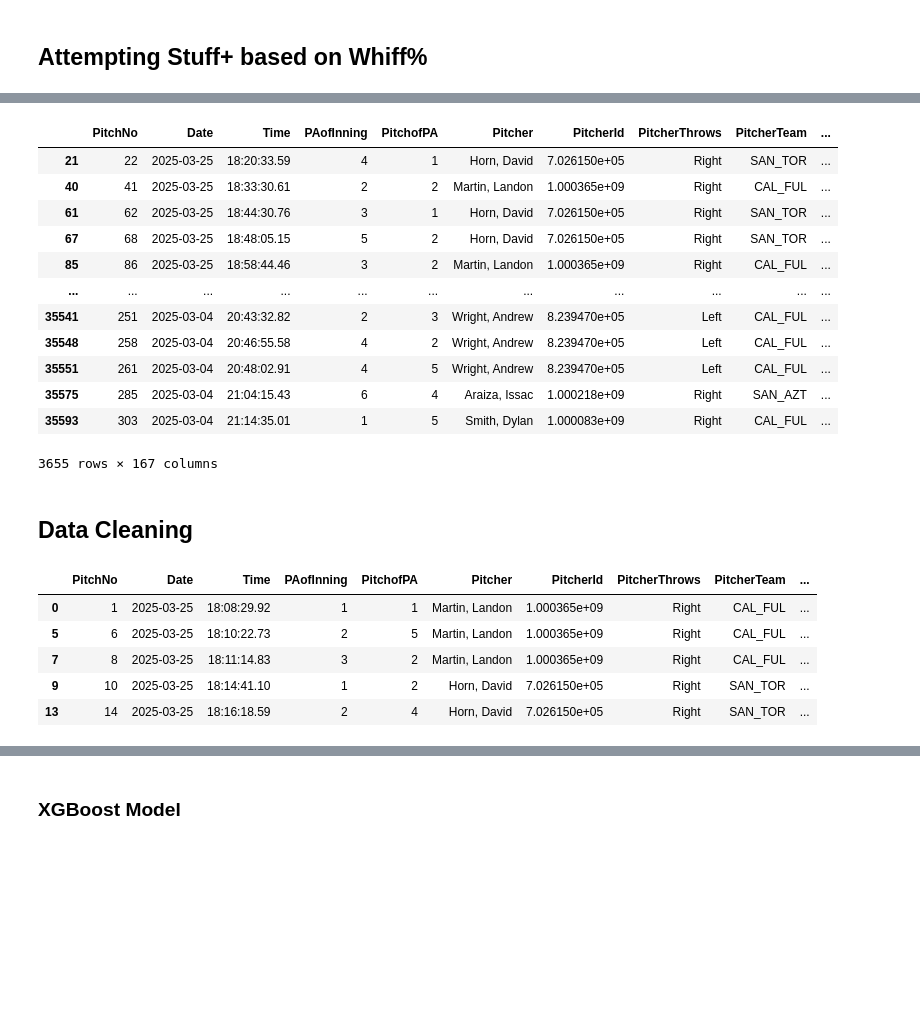
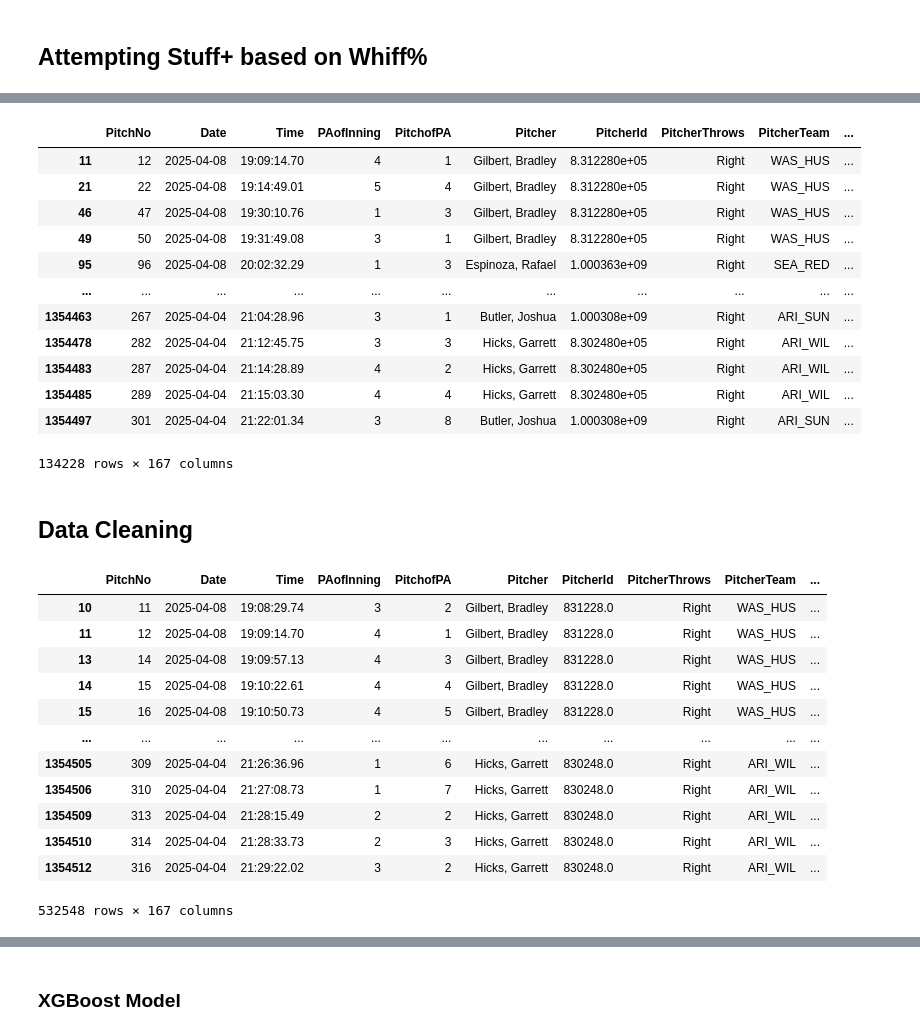
Before and after one commit to jackkalsched/UCSD_Baseball_25, a Jupyter notebook: Pitching/stuff+/stuff_plus.ipynb, the cells around one changed output, grey strips where cells are left out. Cells and saved outputs as stored; diff of their text form; code cells hidden in the pictures; blank space fills up the shorter version.

```diff
--- a/Pitching/stuff+/stuff_plus.ipynb
+++ b/Pitching/stuff+/stuff_plus.ipynb
@@ -379,7 +379,7 @@ R^2 Score: -0.216
 # %% [markdown]
 ## Attempting Stuff+ based on Whiff%
 # %%
-master_trackman = pd.read_csv('../../Files/merged_trackman_games.csv')
+master_trackman = pd.read_csv('../../Trackman CSV Files/merged_trackman_games.csv')
 #only pitches where the batter swung the bat
 master_trackman = master_trackman[
     (master_trackman['PitchCall'] == 'InPlay') |
@@ -407,18 +407,18 @@ master_trackman['whiff'] = (master_trackman['PitchCall'] == 'StrikeSwinging') *
 master_trackman[master_trackman['whiff'] == 1]
 # %% [output]
 |  | PitchNo | Date | Time | PAofInning | PitchofPA | Pitcher | PitcherId | PitcherThrows | PitcherTeam | ... |
-| 21 | 22 | 2025-03-25 | 18:20:33.59 | 4 | 1 | Horn, David | 7.026150e+05 | Right | SAN_TOR | ... |
-| 40 | 41 | 2025-03-25 | 18:33:30.61 | 2 | 2 | Martin, Landon | 1.000365e+09 | Right | CAL_FUL | ... |
-| 61 | 62 | 2025-03-25 | 18:44:30.76 | 3 | 1 | Horn, David | 7.026150e+05 | Right | SAN_TOR | ... |
-| 67 | 68 | 2025-03-25 | 18:48:05.15 | 5 | 2 | Horn, David | 7.026150e+05 | Right | SAN_TOR | ... |
-| 85 | 86 | 2025-03-25 | 18:58:44.46 | 3 | 2 | Martin, Landon | 1.000365e+09 | Right | CAL_FUL | ... |
+| 11 | 12 | 2025-04-08 | 19:09:14.70 | 4 | 1 | Gilbert, Bradley | 8.312280e+05 | Right | WAS_HUS | ... |
+| 21 | 22 | 2025-04-08 | 19:14:49.01 | 5 | 4 | Gilbert, Bradley | 8.312280e+05 | Right | WAS_HUS | ... |
+| 46 | 47 | 2025-04-08 | 19:30:10.76 | 1 | 3 | Gilbert, Bradley | 8.312280e+05 | Right | WAS_HUS | ... |
+| 49 | 50 | 2025-04-08 | 19:31:49.08 | 3 | 1 | Gilbert, Bradley | 8.312280e+05 | Right | WAS_HUS | ... |
+| 95 | 96 | 2025-04-08 | 20:02:32.29 | 1 | 3 | Espinoza, Rafael | 1.000363e+09 | Right | SEA_RED | ... |
 | ... | ... | ... | ... | ... | ... | ... | ... | ... | ... | ... |
-| 35541 | 251 | 2025-03-04 | 20:43:32.82 | 2 | 3 | Wright, Andrew | 8.239470e+05 | Left | CAL_FUL | ... |
-| 35548 | 258 | 2025-03-04 | 20:46:55.58 | 4 | 2 | Wright, Andrew | 8.239470e+05 | Left | CAL_FUL | ... |
-| 35551 | 261 | 2025-03-04 | 20:48:02.91 | 4 | 5 | Wright, Andrew | 8.239470e+05 | Left | CAL_FUL | ... |
-| 35575 | 285 | 2025-03-04 | 21:04:15.43 | 6 | 4 | Araiza, Issac | 1.000218e+09 | Right | SAN_AZT | ... |
-| 35593 | 303 | 2025-03-04 | 21:14:35.01 | 1 | 5 | Smith, Dylan | 1.000083e+09 | Right | CAL_FUL | ... |
+| 1354463 | 267 | 2025-04-04 | 21:04:28.96 | 3 | 1 | Butler, Joshua | 1.000308e+09 | Right | ARI_SUN | ... |
+| 1354478 | 282 | 2025-04-04 | 21:12:45.75 | 3 | 3 | Hicks, Garrett | 8.302480e+05 | Right | ARI_WIL | ... |
+| 1354483 | 287 | 2025-04-04 | 21:14:28.89 | 4 | 2 | Hicks, Garrett | 8.302480e+05 | Right | ARI_WIL | ... |
+| 1354485 | 289 | 2025-04-04 | 21:15:03.30 | 4 | 4 | Hicks, Garrett | 8.302480e+05 | Right | ARI_WIL | ... |
+| 1354497 | 301 | 2025-04-04 | 21:22:01.34 | 3 | 8 | Butler, Joshua | 1.000308e+09 | Right | ARI_SUN | ... |
-3655 rows × 167 columns
+134228 rows × 167 columns
 # %%
 feature_cols = ['RelSpeed', 'SpinRate', 'RelHeight', 'RelSide', 'Extension', 'InducedVertBreak', 'HorzBreak', 'VertApprAngle', 'HorzApprAngle']
 extra_cols = ['speed_diff', 'az0_diff', 'ax0_diff'] #Uses az0 and ax0 instead of IVB & HB (check tjStuff+)
@@ -428,25 +429,44 @@ target_cols = ['whiff']
 # %%
 #Eliminate trash or NaN pitches
 master_trackman = master_trackman[~(
     (master_trackman['TaggedPitchType'].isna()) |
     (master_trackman['TaggedPitchType'] == 'Other') |
     (master_trackman['TaggedPitchType'] == 'Knuckleball') |
     (master_trackman['TaggedPitchType'] == 'Undefined'))]
 
-#imputes extension and spin rate metrics
-master_trackman['Extension'] = master_trackman['Extension'].fillna(master_trackman.groupby(['Pitcher', 'PitcherThrows', 'PitcherTeam'])['Extension'].transform('mean'))
-master_trackman['SpinRate'] = master_trackman['SpinRate'].fillna(master_trackman.groupby(['Pitcher', 'PitcherThrows', 'PitcherTeam', 'AutoPitchType'])['SpinRate'].transform('mean'))
+#imputes missing pitch metrics (fills with the mean of that pitcher's other)
+master_trackman['Extension'] = master_trackman['Extension'].fillna(master_trackman.groupby(['Pitcher'])['Extension'].transform('mean'))
+master_trackman['SpinRate'] = master_trackman['SpinRate'].fillna(master_trackman.groupby(['Pitcher', 'AutoPitchType'])['SpinRate'].transform('mean'))
+master_trackman['InducedVertBreak'] = master_trackman['InducedVertBreak'].fillna(master_trackman.groupby(['Pitcher', 'AutoPitchType'])['InducedVertBreak'].transform('mean'))
+master_trackman['HorzBreak'] = master_trackman['HorzBreak'].fillna(master_trackman.groupby(['Pitcher', 'AutoPitchType'])['HorzBreak'].transform('mean'))
+master_trackman['RelSpeed'] = master_trackman['RelSpeed'].fillna(master_trackman.groupby(['Pitcher', 'AutoPitchType'])['RelSpeed'].transform('mean'))
+master_trackman['VertApprAngle'] = master_trackman['VertApprAngle'].fillna(master_trackman.groupby(['Pitcher'])['VertApprAngle'].transform('mean'))
+master_trackman['HorzApprAngle'] = master_trackman['HorzApprAngle'].fillna(master_trackman.groupby(['Pitcher'])['HorzApprAngle'].transform('mean'))
+master_trackman['RelHeight'] = master_trackman['RelHeight'].fillna(master_trackman.groupby(['Pitcher'])['RelHeight'].transform('mean'))
+master_trackman['RelSide'] = master_trackman['RelSide'].fillna(master_trackman.groupby(['Pitcher'])['RelSide'].transform('mean'))
 
-#Eliminate pitches with NaN features
+#Eliminate outlier pitchers, potential trackman misreads
+means = master_trackman.groupby('AutoPitchType')[feature_cols].transform('mean')
+stds  = master_trackman.groupby('AutoPitchType')[feature_cols].transform('std')
+mask = ((master_trackman[feature_cols] - means).abs() <= 3 * stds).all(axis=1)
+master_trackman = master_trackman[mask]
+
 swinging_cleaned = master_trackman.dropna(subset=feature_cols)
-swinging_cleaned.head()
+swinging_cleaned
 # %% [output]
 |  | PitchNo | Date | Time | PAofInning | PitchofPA | Pitcher | PitcherId | PitcherThrows | PitcherTeam | ... |
-| 0 | 1 | 2025-03-25 | 18:08:29.92 | 1 | 1 | Martin, Landon | 1.000365e+09 | Right | CAL_FUL | ... |
-| 5 | 6 | 2025-03-25 | 18:10:22.73 | 2 | 5 | Martin, Landon | 1.000365e+09 | Right | CAL_FUL | ... |
-| 7 | 8 | 2025-03-25 | 18:11:14.83 | 3 | 2 | Martin, Landon | 1.000365e+09 | Right | CAL_FUL | ... |
-| 9 | 10 | 2025-03-25 | 18:14:41.10 | 1 | 2 | Horn, David | 7.026150e+05 | Right | SAN_TOR | ... |
-| 13 | 14 | 2025-03-25 | 18:16:18.59 | 2 | 4 | Horn, David | 7.026150e+05 | Right | SAN_TOR | ... |
+| 10 | 11 | 2025-04-08 | 19:08:29.74 | 3 | 2 | Gilbert, Bradley | 831228.0 | Right | WAS_HUS | ... |
+| 11 | 12 | 2025-04-08 | 19:09:14.70 | 4 | 1 | Gilbert, Bradley | 831228.0 | Right | WAS_HUS | ... |
+| 13 | 14 | 2025-04-08 | 19:09:57.13 | 4 | 3 | Gilbert, Bradley | 831228.0 | Right | WAS_HUS | ... |
+| 14 | 15 | 2025-04-08 | 19:10:22.61 | 4 | 4 | Gilbert, Bradley | 831228.0 | Right | WAS_HUS | ... |
+| 15 | 16 | 2025-04-08 | 19:10:50.73 | 4 | 5 | Gilbert, Bradley | 831228.0 | Right | WAS_HUS | ... |
+| ... | ... | ... | ... | ... | ... | ... | ... | ... | ... | ... |
+| 1354505 | 309 | 2025-04-04 | 21:26:36.96 | 1 | 6 | Hicks, Garrett | 830248.0 | Right | ARI_WIL | ... |
+| 1354506 | 310 | 2025-04-04 | 21:27:08.73 | 1 | 7 | Hicks, Garrett | 830248.0 | Right | ARI_WIL | ... |
+| 1354509 | 313 | 2025-04-04 | 21:28:15.49 | 2 | 2 | Hicks, Garrett | 830248.0 | Right | ARI_WIL | ... |
+| 1354510 | 314 | 2025-04-04 | 21:28:33.73 | 2 | 3 | Hicks, Garrett | 830248.0 | Right | ARI_WIL | ... |
+| 1354512 | 316 | 2025-04-04 | 21:29:22.02 | 3 | 2 | Hicks, Garrett | 830248.0 | Right | ARI_WIL | ... |
+532548 rows × 167 columns
 # %%
 #Mirror handedness
 
```
Also changed, not shown: parts of 18 cells of this notebook.
